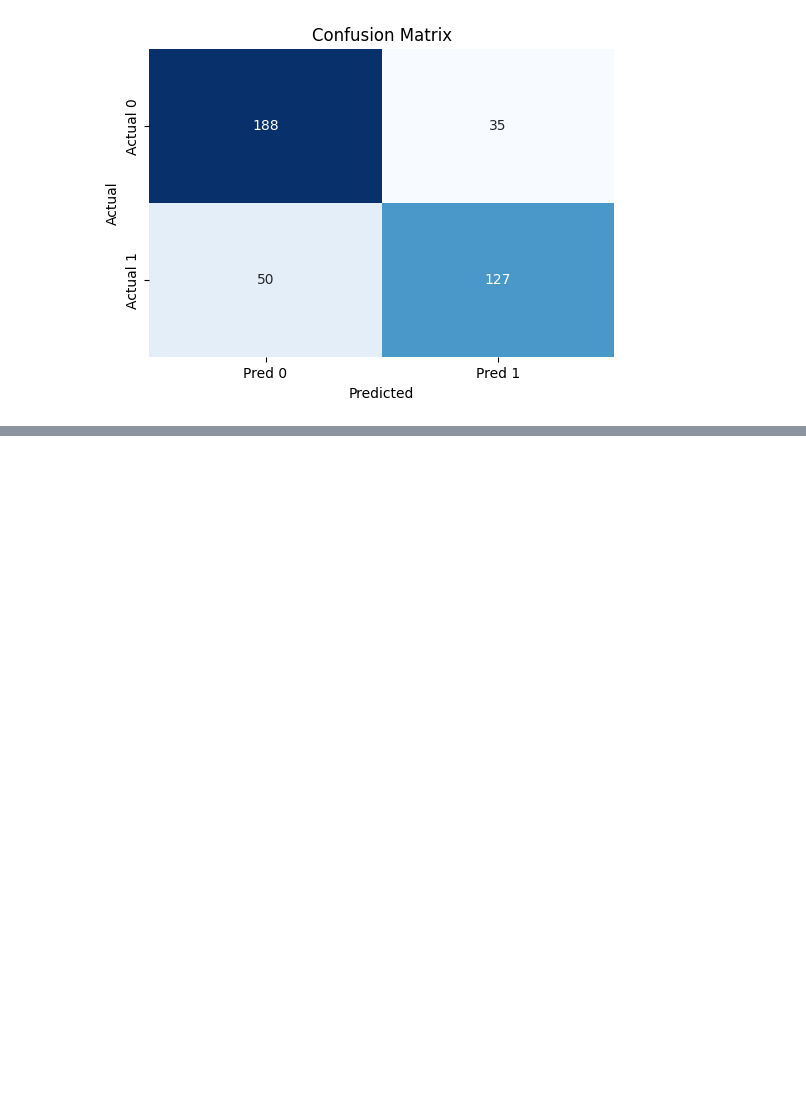
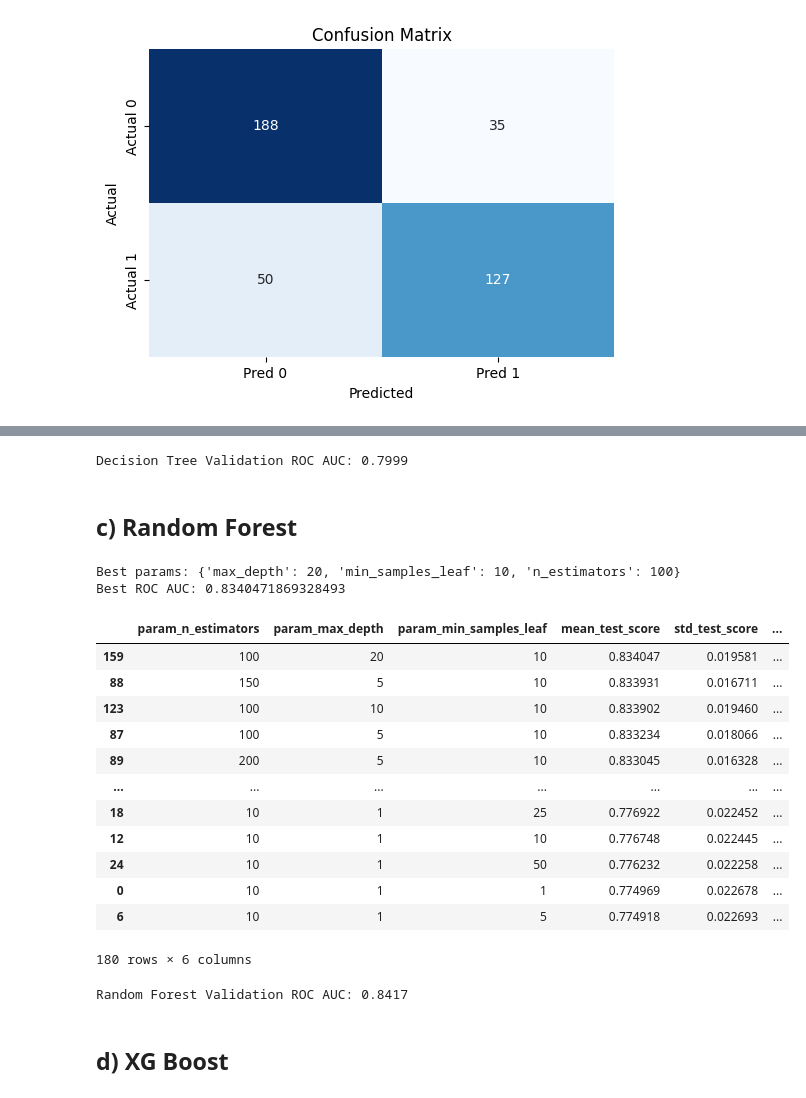
Before and after one commit to sharat25ai-dev/Machine_Learning_Projects, a Jupyter notebook: notebook.ipynb, the cells around one changed output, grey strips where cells are left out. Drawn from its saved outputs; the diff is of its cells as text; code cells hidden in the pictures; blank space fills up the shorter version.

```diff
--- a/notebook.ipynb
+++ b/notebook.ipynb
@@ -476,0 +549,64 @@ plt.show()
+# %%
+from sklearn.metrics import roc_auc_score
+
+best_model = grid_search.best_estimator_
+
+y_pred = best_model.predict_proba(X_val)[:, 1]
+
+val_score = roc_auc_score(y_val, y_pred)
+print(f"Decision Tree Validation ROC AUC: {val_score:.4f}")
+# %% [output]
+Decision Tree Validation ROC AUC: 0.7999
+# %% [markdown]
+## c) Random Forest
+# %%
+from sklearn.ensemble import RandomForestClassifier
+
+param_grid = {
+    'n_estimators': [10, 20, 50, 100, 200],
+    'max_depth': [1, 2, 5, 10, 20 ],
+    'min_samples_leaf': [1, 5, 10, 25, 50, 100],
+}
+
+clf = RandomForestClassifier(random_state=1)
+
+grid_search = GridSearchCV(clf, param_grid, cv=5, scoring='roc_auc', n_jobs=-1)
+grid_search.fit(X_train, y_train)
+
+print("Best params:", grid_search.best_params_)
+print("Best ROC AUC:", grid_search.best_score_)
+# %% [output]
+Best params: {'max_depth': 20, 'min_samples_leaf': 10, 'n_estimators': 100}
+Best ROC AUC: 0.8340471869328493
+# %%
+results = grid_search.cv_results_
+df_results = pd.DataFrame(results)
+# %%
+df_results[['param_n_estimators','param_max_depth','param_min_samples_leaf','mean_test_score','std_test_score', 'rank_test_score']].sort_values(by='rank_test_score')
+# %% [output]
+|  | param_n_estimators | param_max_depth | param_min_samples_leaf | mean_test_score | std_test_score | ... |
+| 159 | 100 | 20 | 10 | 0.834047 | 0.019581 | ... |
+| 88 | 150 | 5 | 10 | 0.833931 | 0.016711 | ... |
+| 123 | 100 | 10 | 10 | 0.833902 | 0.019460 | ... |
+| 87 | 100 | 5 | 10 | 0.833234 | 0.018066 | ... |
+| 89 | 200 | 5 | 10 | 0.833045 | 0.016328 | ... |
+| ... | ... | ... | ... | ... | ... | ... |
+| 18 | 10 | 1 | 25 | 0.776922 | 0.022452 | ... |
+| 12 | 10 | 1 | 10 | 0.776748 | 0.022445 | ... |
+| 24 | 10 | 1 | 50 | 0.776232 | 0.022258 | ... |
+| 0 | 10 | 1 | 1 | 0.774969 | 0.022678 | ... |
+| 6 | 10 | 1 | 5 | 0.774918 | 0.022693 | ... |
+180 rows × 6 columns
+# %%
+from sklearn.metrics import roc_auc_score
+
+best_model = grid_search.best_estimator_
+
+y_pred = best_model.predict_proba(X_val)[:, 1]
+
+val_score = roc_auc_score(y_val, y_pred)
+print(f"Random Forest Validation ROC AUC: {val_score:.4f}")
+# %% [output]
+Random Forest Validation ROC AUC: 0.8417
+# %% [markdown]
+## d) XG Boost
```
Also changed, not shown: parts of 22 cells of this notebook.
